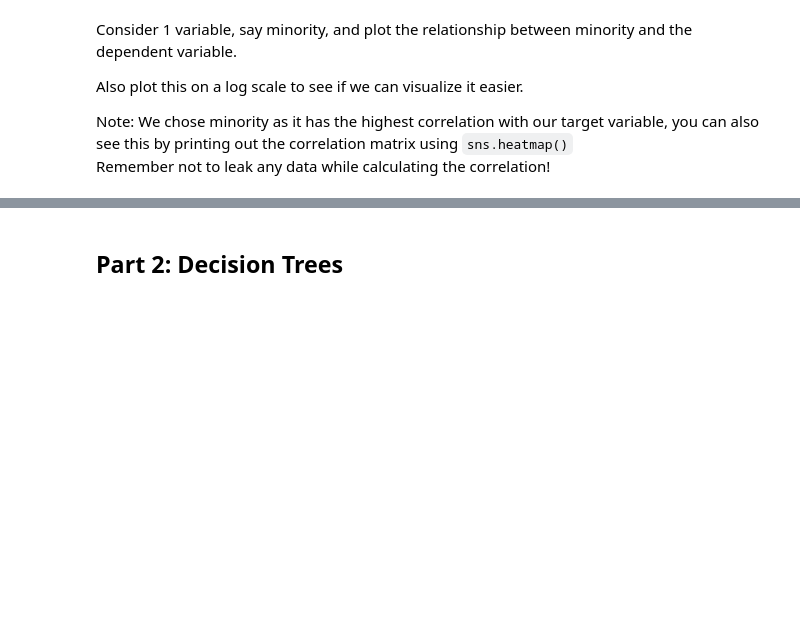
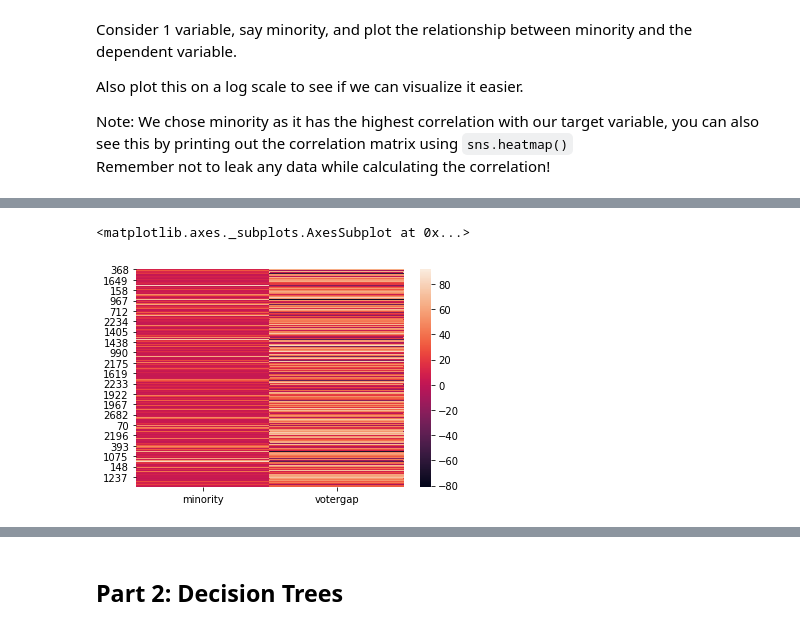
Before and after one commit to pramendra/univ-ml2-lab1, a Jupyter notebook: distribute_lab1.ipynb, the cells around one changed output, grey strips where cells are left out. Cells and saved outputs as stored; diff of their text form; code cells hidden in the pictures; blank space fills up the shorter version.

```diff
--- a/distribute_lab1.ipynb
+++ b/distribute_lab1.ipynb
@@ -32,3 +43,4 @@ We will be using 'county_level_election.csv' to model the outcome of the 2016 pr
 We start by reading in the datasets and visualizing the main predictors for now.
 # %%
 #your code here
+data = pd.read_csv("./univ-ml2-lab1/data/county_level_election.csv")
@@ -41,3 +84,9 @@ Perform an 80-20 train-test split on the dataframe to get your training and test
+# %%
+#Split 80/20 train-test
+X = data[['population','hispanic','minority','female','unemployed','income','nodegree','bachelor','inactivity','obesity','density','cancer']]
+y = data[['votergap']]
+
+X_train, X_test, y_train, y_test = train_test_split(X, y, test_size=0.2, random_state=66)
 # %% [markdown]
 Consider 1 variable, say minority, and plot the relationship between minority and the dependent variable.
 
@@ -46,3 +95,8 @@ Also plot this on a log scale to see if we can visualize it easier.
 
 Note: We chose minority as it has the highest correlation with our target variable, you can also see this by printing out the correlation matrix using `sns.heatmap()` <br>
 Remember not to leak any data while calculating the correlation!
+# %%
+#Plot minorty vs votergap
+new_data = X_train[['minority']].merge(y_train, right_index=True, left_index=True)
+
+new_data
@@ -49 +117,6 @@ Remember not to leak any data while calculating the correlation!
+# %%
+sns.heatmap(new_data)
+# %% [output]
+<matplotlib.axes._subplots.AxesSubplot at 0x...>
+[figure, added]
 # %%
```
Also changed, not shown: parts of 14 cells of this notebook.
